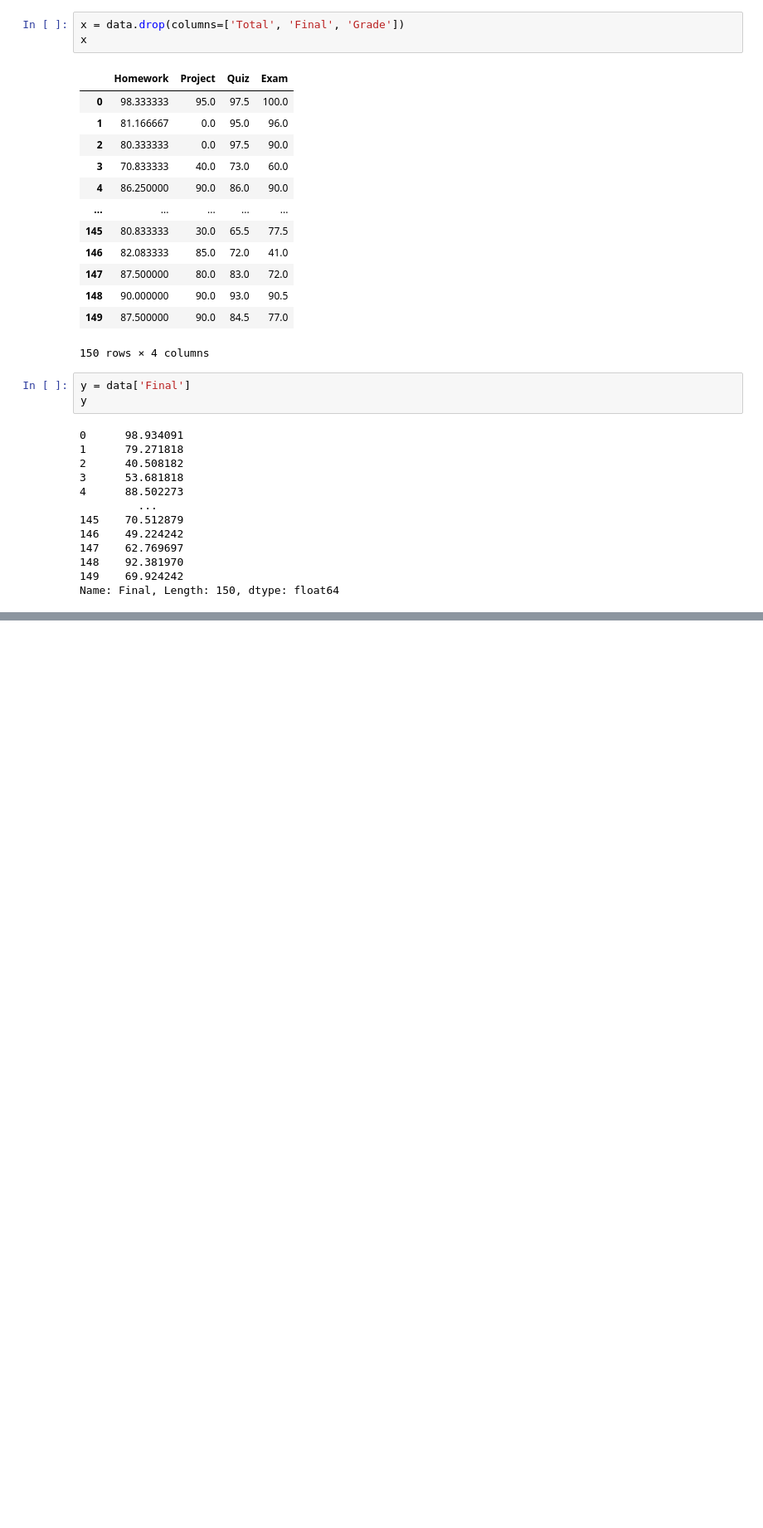
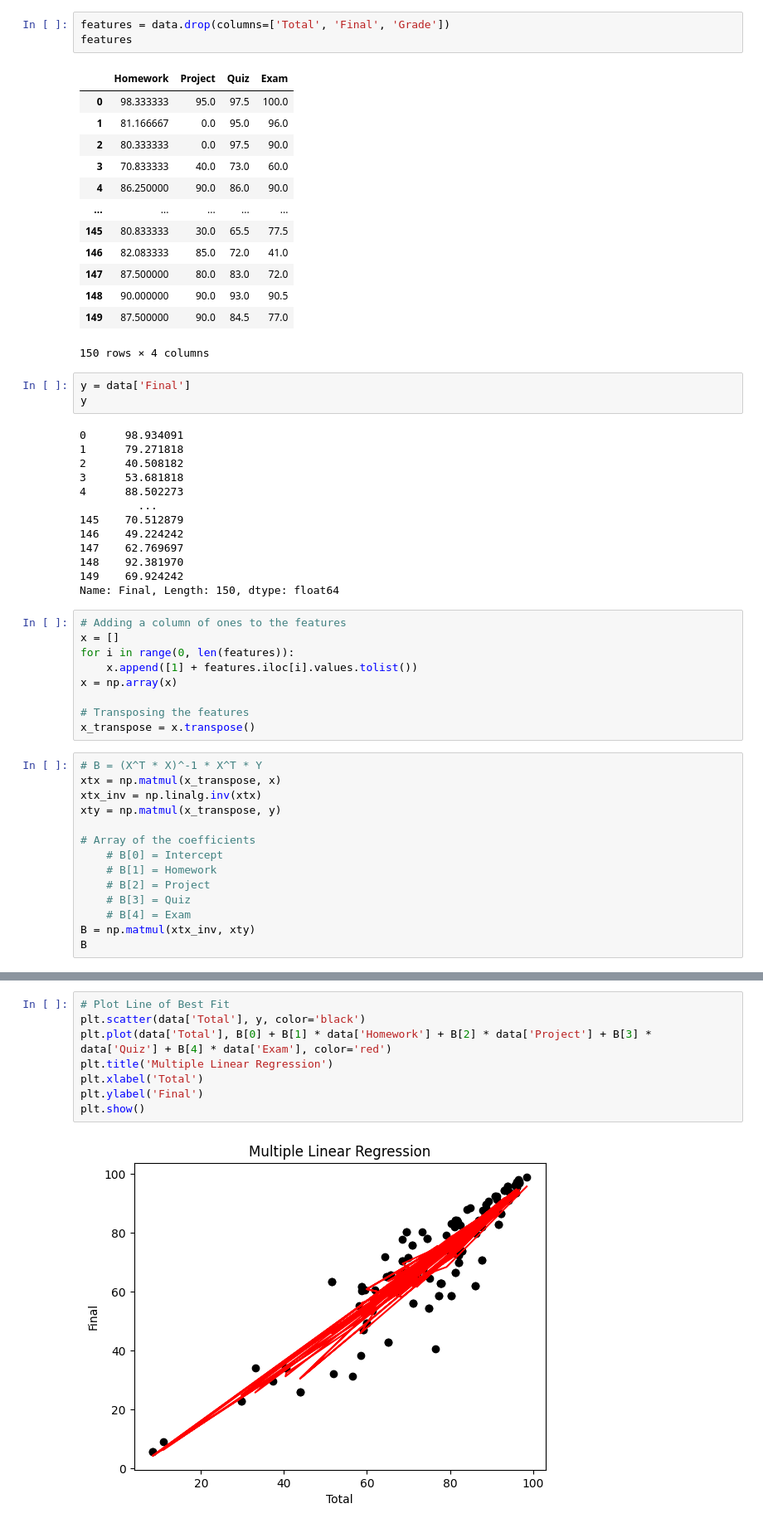
Before and after one commit to Wushington/AI-Research-Project, a Jupyter notebook: testingMultiFt.ipynb, the cells around one changed output, grey strips where cells are left out. Shown at 83% size. Cells and saved outputs as stored; diff of their text form; blank space fills up the shorter version.

Commit message:
MULTIPLE LINEAR REGRESSION WORKING

```diff
--- a/testingMultiFt.ipynb
+++ b/testingMultiFt.ipynb
@@ -6,8 +6,8 @@ import numpy as np
 # Read in the data
 data = pd.read_csv('data\\FinalData.csv')
 # %%
-x = data.drop(columns=['Total', 'Final', 'Grade'])
-x
+features = data.drop(columns=['Total', 'Final', 'Grade'])
+features
 # %% [output]
 |  | Homework | Project | Quiz | Exam |
 | 0 | 98.333333 | 95.0 | 97.5 | 100.0 |
@@ -38,3 +38,26 @@ y
 148    92.381970
 149    69.924242
 Name: Final, Length: 150, dtype: float64
+# %%
+# Adding a column of ones to the features
+x = []
+for i in range(0, len(features)):
+    x.append([1] + features.iloc[i].values.tolist())
+x = np.array(x)
+
+# Transposing the features
+x_transpose = x.transpose()
+# %%
+# B = (X^T * X)^-1 * X^T * Y
+xtx = np.matmul(x_transpose, x)
+xtx_inv = np.linalg.inv(xtx)
+xty = np.matmul(x_transpose, y)
+
+# Array of the coefficients
+    # B[0] = Intercept
+    # B[1] = Homework
+    # B[2] = Project
+    # B[3] = Quiz
+    # B[4] = Exam
+B = np.matmul(xtx_inv, xty)
+B
@@ -40,0 +88,10 @@ Name: Final, Length: 150, dtype: float64
+# %%
+# Plot Line of Best Fit
+plt.scatter(data['Total'], y, color='black')
+plt.plot(data['Total'], B[0] + B[1] * data['Homework'] + B[2] * data['Project'] + B[3] * data['Quiz'] + B[4] * data['Exam'], color='red')
+plt.title('Multiple Linear Regression')
+plt.xlabel('Total')
+plt.ylabel('Final')
+plt.show()
+# %% [output]
+[figure, added]
```
Also changed, not shown: parts of 3 cells of this notebook, 1 other file.
